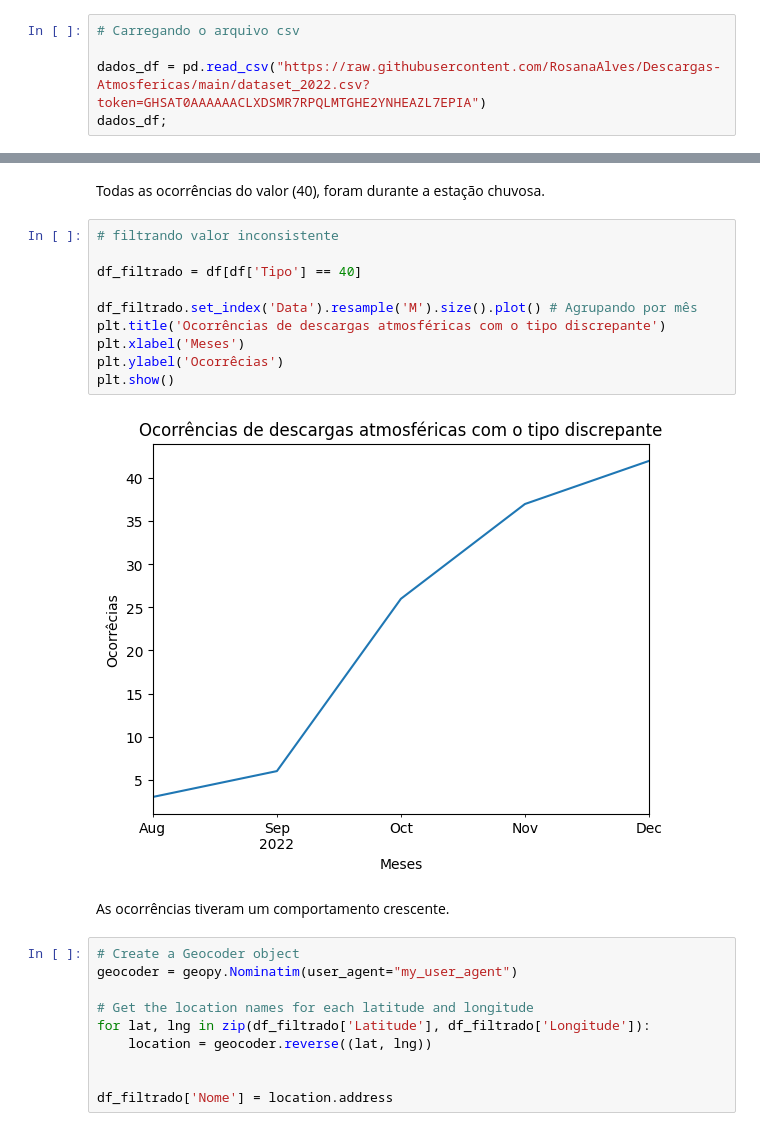
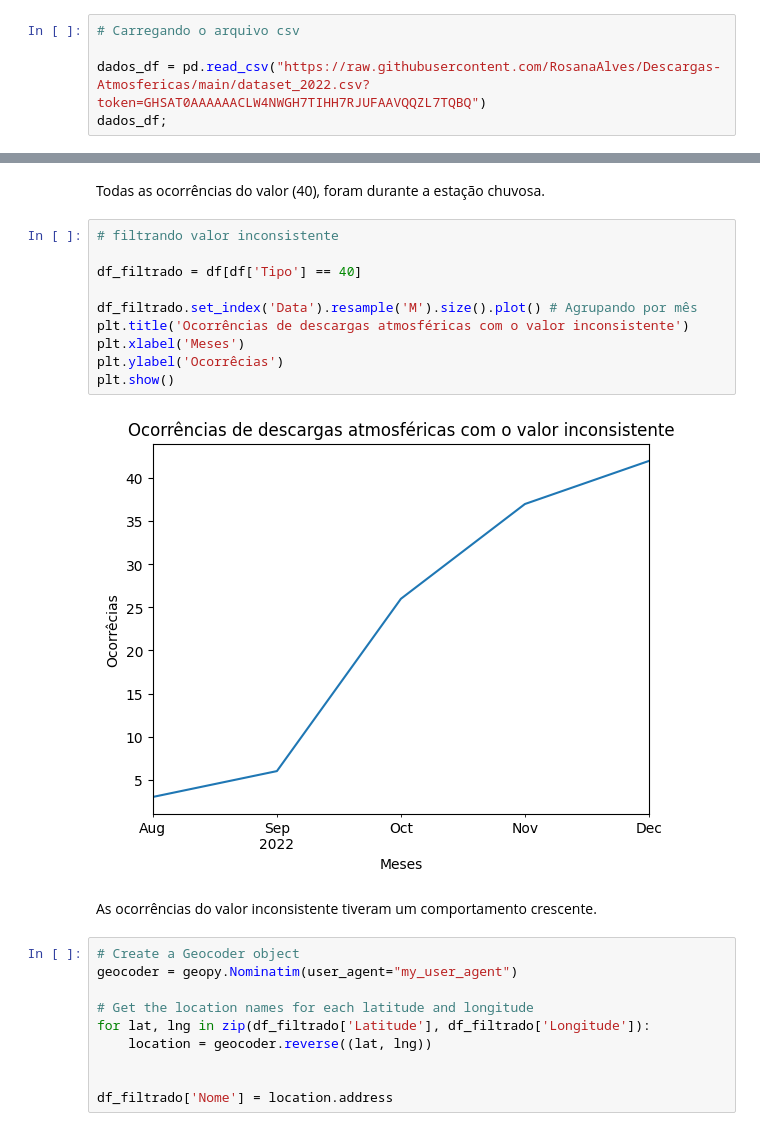
Before and after one commit to RosanaAlves/Descargas-Atmosfericas, a Jupyter notebook: Analise_Descritiva_v01_11-12-23.ipynb, the cells around one changed output, grey strips where cells are left out. Drawn from its saved outputs; the diff is of its cells as text.

```diff
--- a/Analise_Descritiva_v01_11-12-23.ipynb
+++ b/Analise_Descritiva_v01_11-12-23.ipynb
@@ -31,6 +31,6 @@ from shapely.geometry import Point
 # %%
 # Carregando o arquivo csv
 
-dados_df = pd.read_csv("https://raw.githubusercontent.com/RosanaAlves/Descargas-Atmosfericas/main/dataset_2022.csv?token=GHSAT0AAAAAACLXDSMR7RPQLMTGHE2YNHEAZL7EPIA")
+dados_df = pd.read_csv("https://raw.githubusercontent.com/RosanaAlves/Descargas-Atmosfericas/main/dataset_2022.csv?token=GHSAT0AAAAAACLW4NWGH7TIHH7RJUFAAVQQZL7TQBQ")
 dados_df;
 # %%
@@ -90,17 +119,17 @@ Todas as ocorrências do valor (40), foram durante a estação chuvosa.
 # %%
 # filtrando valor inconsistente
 
 df_filtrado = df[df['Tipo'] == 40]
 
 df_filtrado.set_index('Data').resample('M').size().plot() # Agrupando por mês
-plt.title('Ocorrências de descargas atmosféricas com o tipo discrepante')
+plt.title('Ocorrências de descargas atmosféricas com o valor inconsistente')
 plt.xlabel('Meses')
 plt.ylabel('Ocorrêcias')
 plt.show()
 # %% [output]
-[figure, old version]
+[figure, new version]
 # %% [markdown]
-As ocorrências tiveram um comportamento crescente.
+As ocorrências do valor inconsistente tiveram um comportamento crescente.
 # %%
 # Create a Geocoder object
 geocoder = geopy.Nominatim(user_agent="my_user_agent")
```
Also changed, not shown: parts of 19 cells of this notebook.
